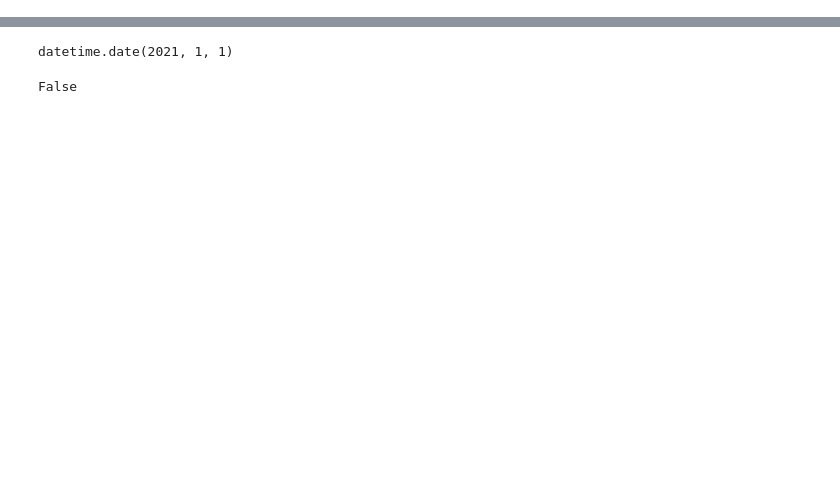
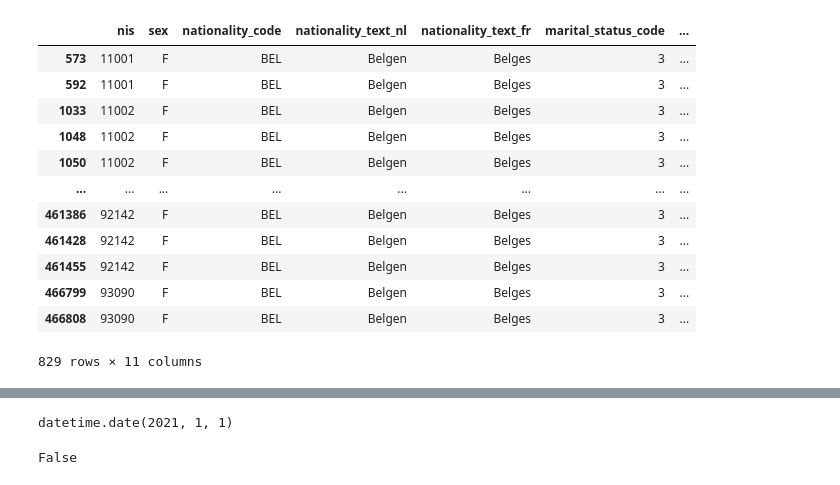
Before and after one commit to WimSuenensHogent/DataEngineeringProjectII, a Jupyter notebook: notebooks/Metadata.ipynb, the cells around one changed output, grey strips where cells are left out. Drawn from its saved outputs; the diff is of its cells as text; code cells hidden in the pictures; blank space fills up the shorter version.

```diff
--- a/notebooks/Metadata.ipynb
+++ b/notebooks/Metadata.ipynb
@@ -151,2 +190,19 @@ data_frame
+# %%
+
+data_frame[data_frame.groupby(['year', 'nis', 'sex', 'nationality_code', 'marital_status_code', 'age'])['nis'].transform('size') > 1]
+# %% [output]
+|  | nis | sex | nationality_code | nationality_text_nl | nationality_text_fr | marital_status_code | ... |
+| 573 | 11001 | F | BEL | Belgen | Belges | 3 | ... |
+| 592 | 11001 | F | BEL | Belgen | Belges | 3 | ... |
+| 1033 | 11002 | F | BEL | Belgen | Belges | 3 | ... |
+| 1048 | 11002 | F | BEL | Belgen | Belges | 3 | ... |
+| 1050 | 11002 | F | BEL | Belgen | Belges | 3 | ... |
+| ... | ... | ... | ... | ... | ... | ... | ... |
+| 461386 | 92142 | F | BEL | Belgen | Belges | 3 | ... |
+| 461428 | 92142 | F | BEL | Belgen | Belges | 3 | ... |
+| 461455 | 92142 | F | BEL | Belgen | Belges | 3 | ... |
+| 466799 | 93090 | F | BEL | Belgen | Belges | 3 | ... |
+| 466808 | 93090 | F | BEL | Belgen | Belges | 3 | ... |
+829 rows × 11 columns
 # %%
 data_frame.describe()
```
Also changed, not shown: parts of 15 cells of this notebook, 7 other files.
